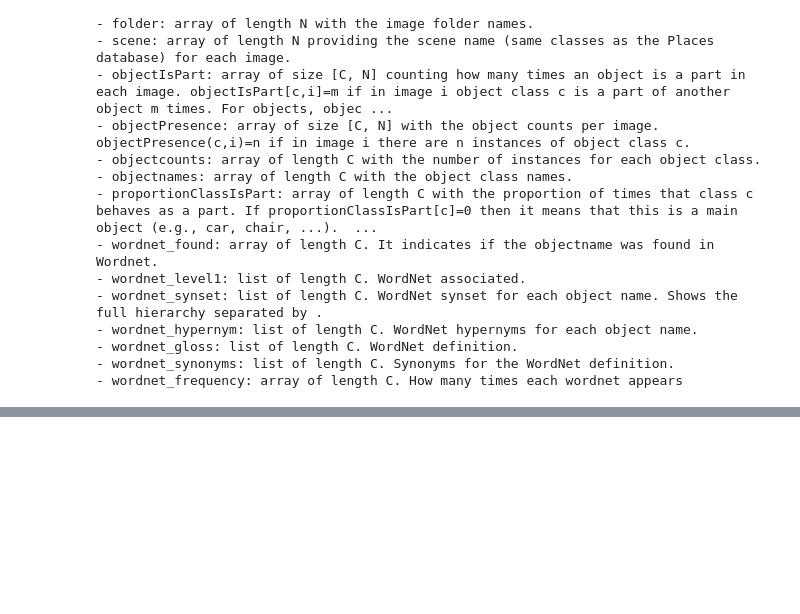
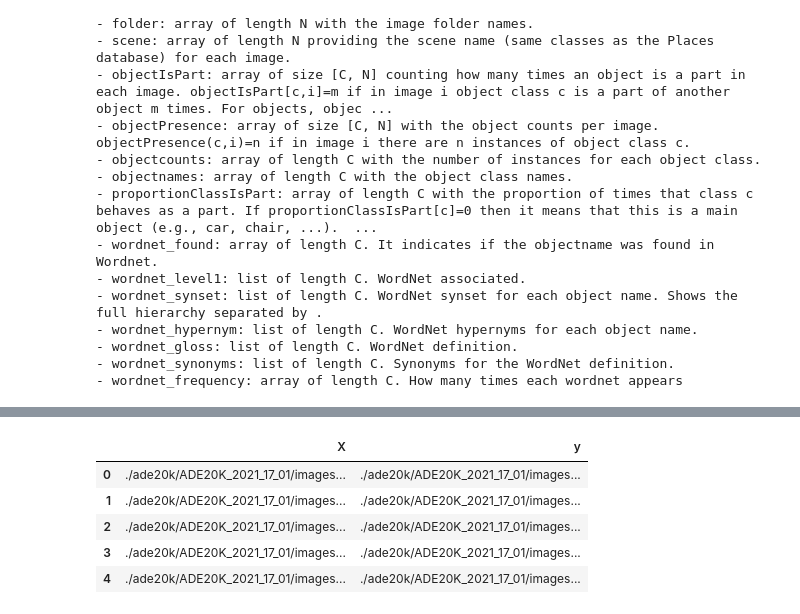
Before and after one commit to projectayre/ayre, a Jupyter notebook: semantic-segmentation/segmentation-ai-experimentation.ipynb, the cells around one changed output, grey strips where cells are left out. Cells and saved outputs as stored; diff of their text form; code cells hidden in the pictures; blank space fills up the shorter version.

```diff
--- a/semantic-segmentation/segmentation-ai-experimentation.ipynb
+++ b/semantic-segmentation/segmentation-ai-experimentation.ipynb
@@ -122,0 +134,9 @@ if len(info['partclass_mask']):
+# %%
+train.head()
+# %% [output]
+|  | X | y |
+| 0 | ./ade20k/ADE20K_2021_17_01/images... | ./ade20k/ADE20K_2021_17_01/images... |
+| 1 | ./ade20k/ADE20K_2021_17_01/images... | ./ade20k/ADE20K_2021_17_01/images... |
+| 2 | ./ade20k/ADE20K_2021_17_01/images... | ./ade20k/ADE20K_2021_17_01/images... |
+| 3 | ./ade20k/ADE20K_2021_17_01/images... | ./ade20k/ADE20K_2021_17_01/images... |
+| 4 | ./ade20k/ADE20K_2021_17_01/images... | ./ade20k/ADE20K_2021_17_01/images... |
```
Also changed, not shown: parts of 15 cells of this notebook.
